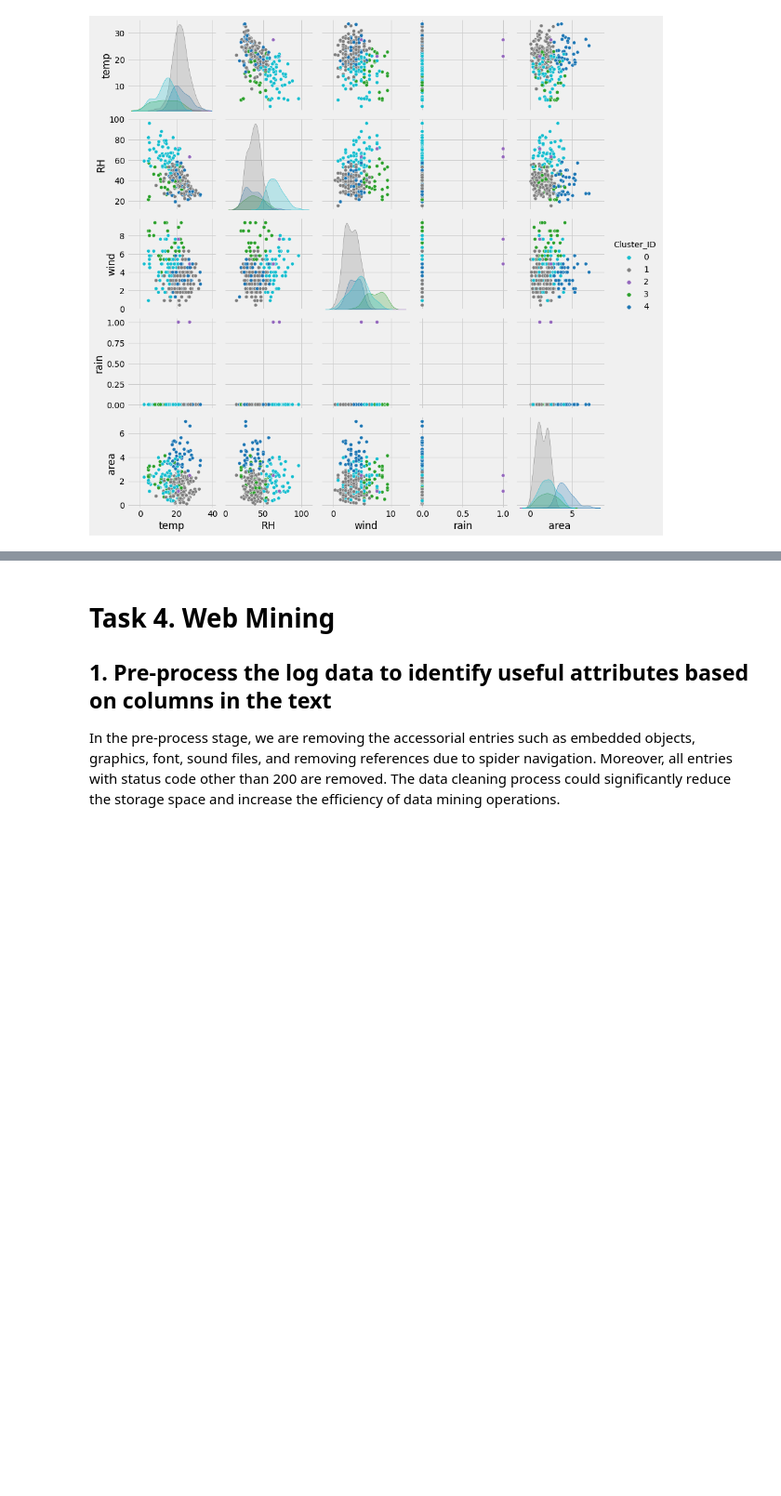
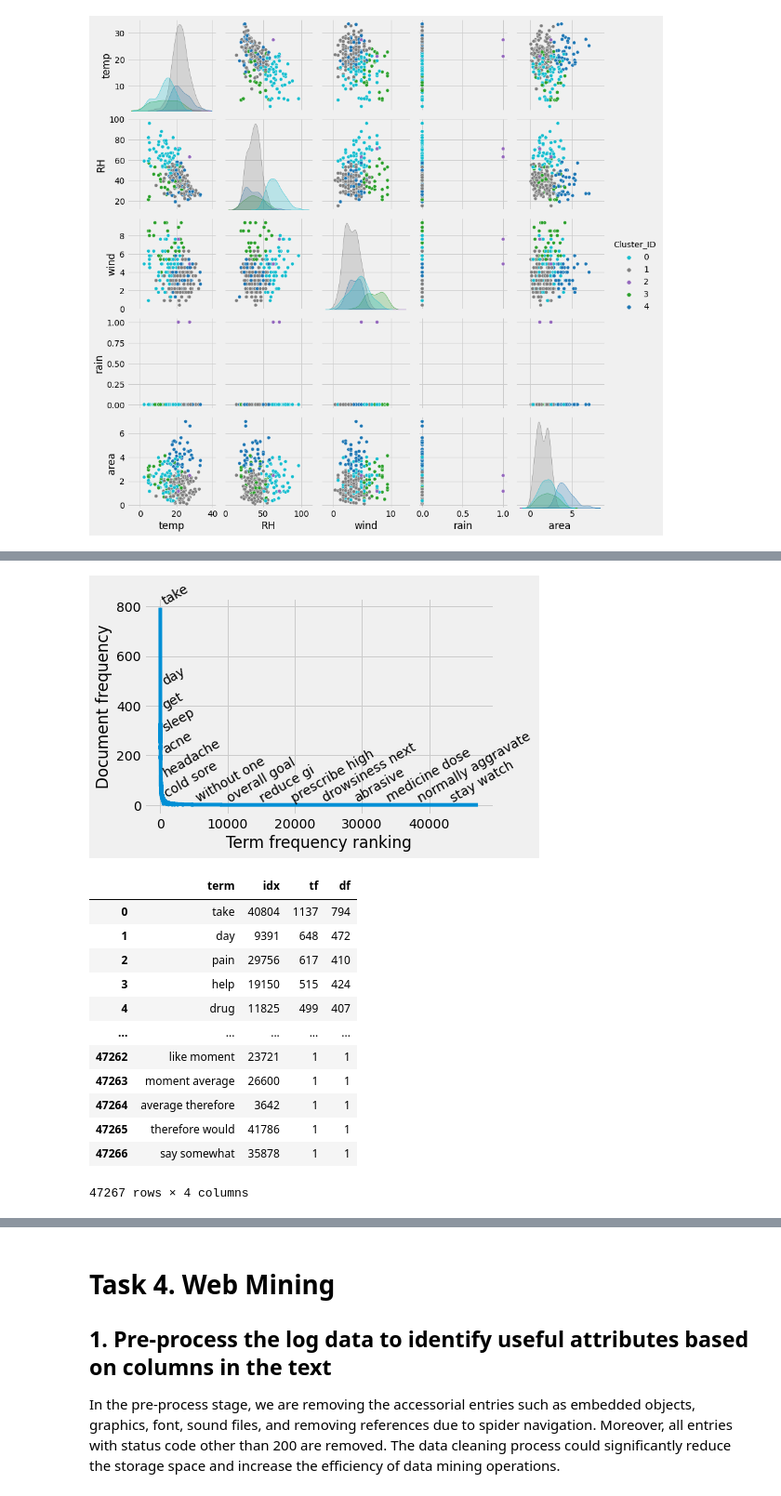
Before and after one commit to hoangqwe159/data-mining-tasks, a Jupyter notebook: assignment2.ipynb, the cells around one changed output, grey strips where cells are left out. Shown at 93% size. Saved outputs shown, nothing was run; the diff lists cells and outputs as text; code cells hidden in the pictures; blank space fills up the shorter version.

```diff
--- a/assignment2.ipynb
+++ b/assignment2.ipynb
@@ -245,0 +504,23 @@ Name: Cluster_ID, dtype: int64
+# %%
+df = pd.read_csv('drugReview.csv')
+terms = calculate_tf_idf_terms(df['benefitsReview'])
+# %%
+visualise_zipf(terms, 1)
+term_df = pd.DataFrame(terms)
+term_df.head(5)
+term_df.head(-5)
+# %% [output]
+[figure, added]
+|  | term | idx | tf | df |
+| 0 | take | 40804 | 1137 | 794 |
+| 1 | day | 9391 | 648 | 472 |
+| 2 | pain | 29756 | 617 | 410 |
+| 3 | help | 19150 | 515 | 424 |
+| 4 | drug | 11825 | 499 | 407 |
+| ... | ... | ... | ... | ... |
+| 47262 | like moment | 23721 | 1 | 1 |
+| 47263 | moment average | 26600 | 1 | 1 |
+| 47264 | average therefore | 3642 | 1 | 1 |
+| 47265 | therefore would | 41786 | 1 | 1 |
+| 47266 | say somewhat | 35878 | 1 | 1 |
+47267 rows × 4 columns
```
Also changed, not shown: parts of 26 cells of this notebook, 8 other files.
